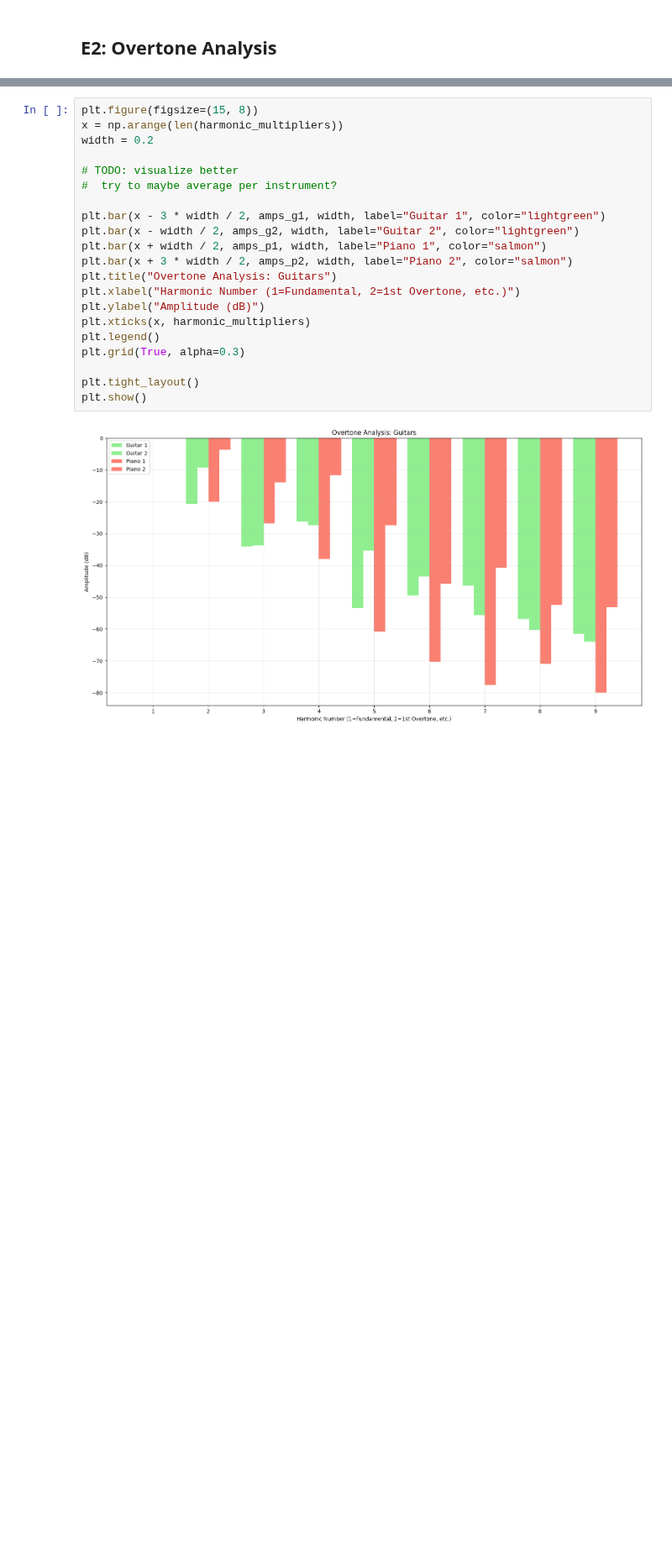
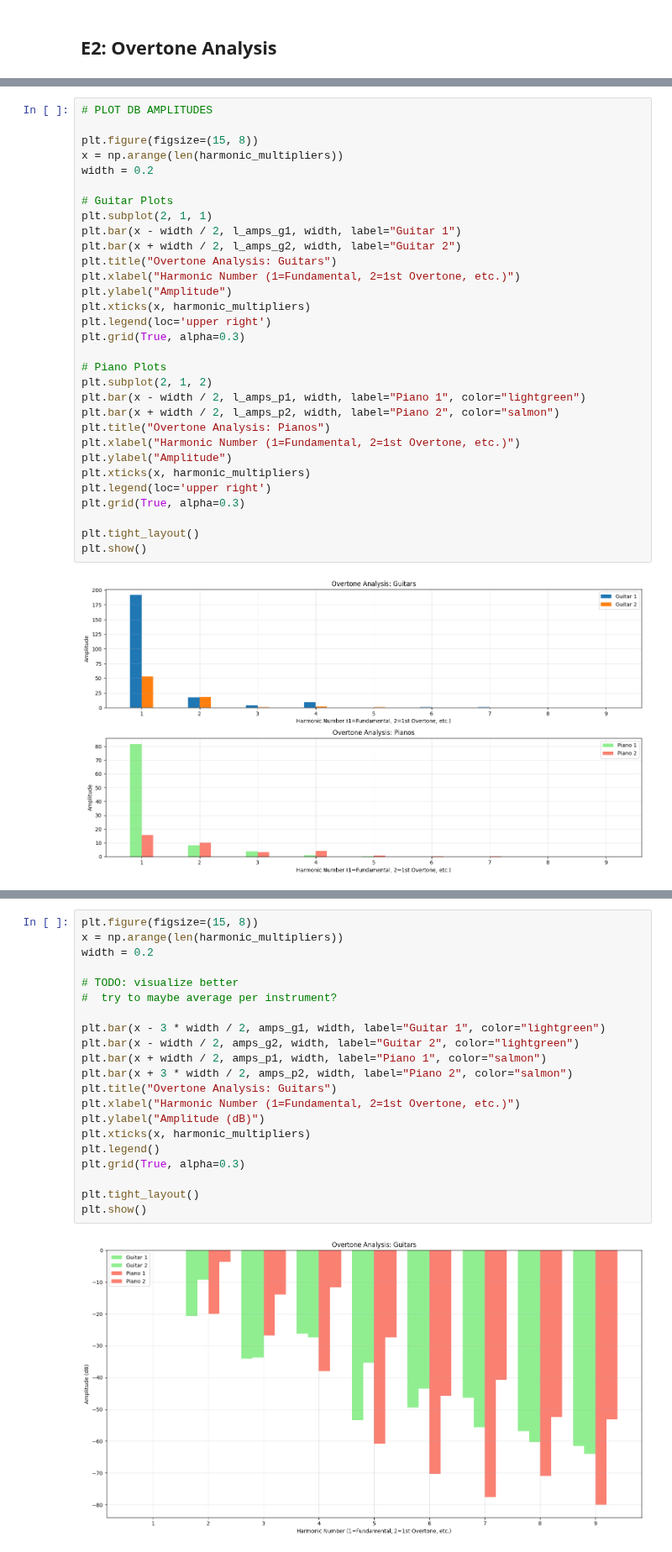
Before and after one commit to martijuanola/RWTH-AIiM, a Jupyter notebook: exercices/e7/e7-main.ipynb, the cells around one changed output, grey strips where cells are left out. Shown at 84% size. Drawn from its saved outputs; the diff is of its cells as text; blank space fills up the shorter version.

```diff
--- a/exercices/e7/e7-main.ipynb
+++ b/exercices/e7/e7-main.ipynb
@@ -106 +125,34 @@ amps_p2 = get_harmonic_amplitudes(y_p2, sr_p2, harmonic_freqs)
+# %%
+# PLOT DB AMPLITUDES
+
+plt.figure(figsize=(15, 8))
+x = np.arange(len(harmonic_multipliers))
+width = 0.2
+
+# Guitar Plots
+plt.subplot(2, 1, 1)
+plt.bar(x - width / 2, l_amps_g1, width, label="Guitar 1")
+plt.bar(x + width / 2, l_amps_g2, width, label="Guitar 2")
+plt.title("Overtone Analysis: Guitars")
+plt.xlabel("Harmonic Number (1=Fundamental, 2=1st Overtone, etc.)")
+plt.ylabel("Amplitude")
+plt.xticks(x, harmonic_multipliers)
+plt.legend(loc='upper right')
+plt.grid(True, alpha=0.3)
+
+# Piano Plots
+plt.subplot(2, 1, 2)
+plt.bar(x - width / 2, l_amps_p1, width, label="Piano 1", color="lightgreen")
+plt.bar(x + width / 2, l_amps_p2, width, label="Piano 2", color="salmon")
+plt.title("Overtone Analysis: Pianos")
+plt.xlabel("Harmonic Number (1=Fundamental, 2=1st Overtone, etc.)")
+plt.ylabel("Amplitude")
+plt.xticks(x, harmonic_multipliers)
+plt.legend(loc='upper right')
+plt.grid(True, alpha=0.3)
+
+plt.tight_layout()
+plt.show()
+# %% [output]
+[figure, added]
 # %%
```
Also changed, not shown: parts of 5 cells of this notebook, 2 other files.
